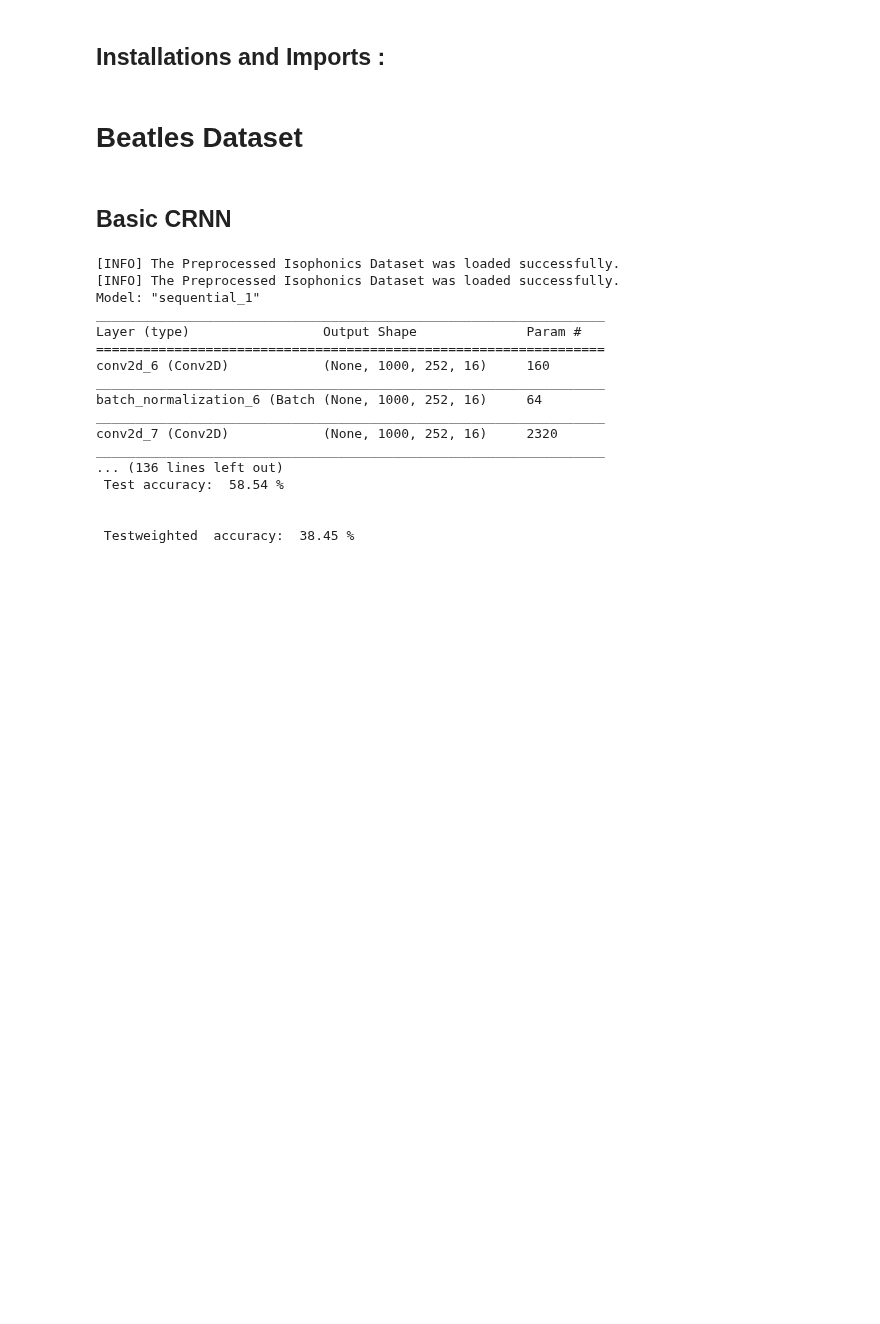
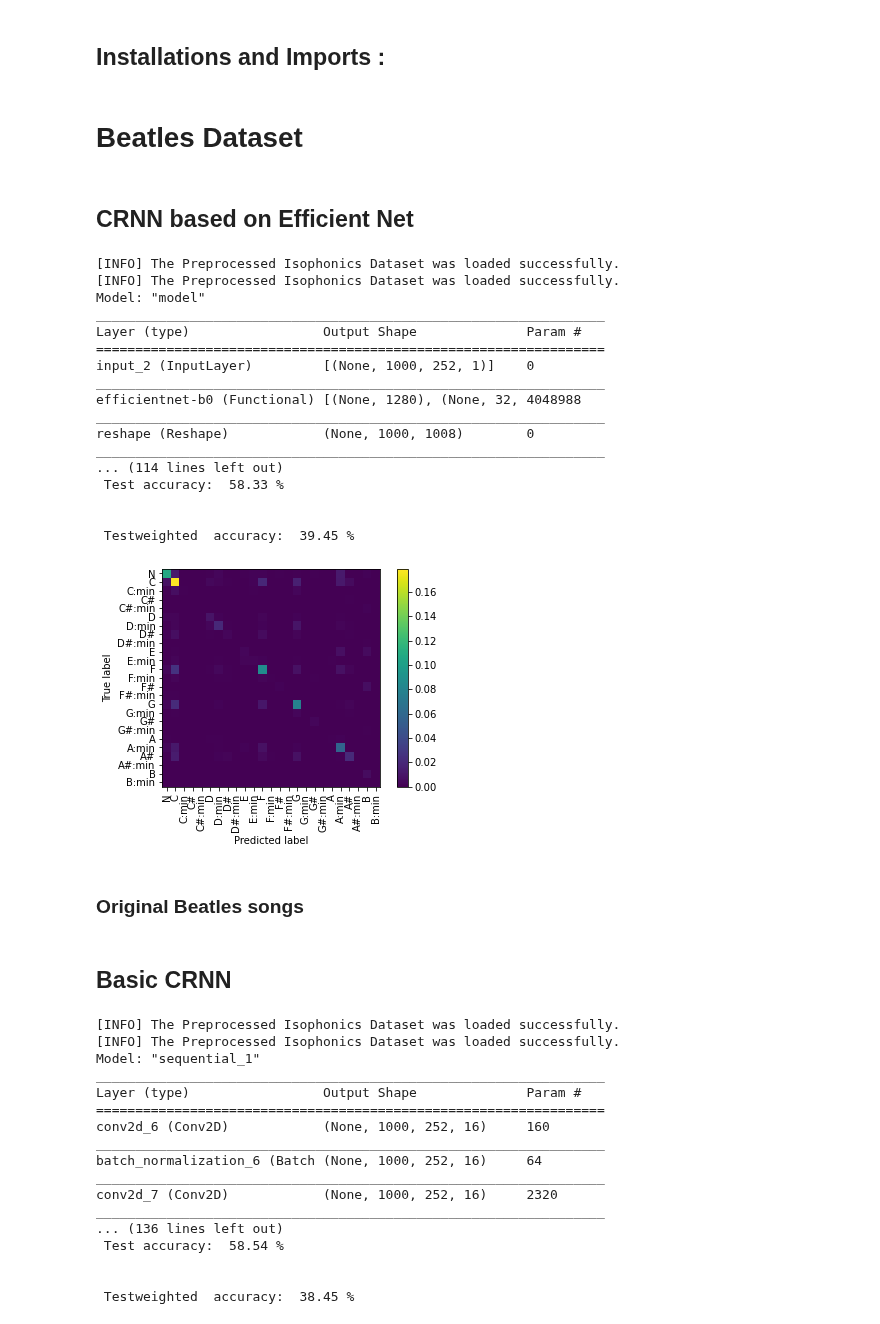
Before and after one commit to lanzv/SongChordsRecognizer, a Jupyter notebook: ACR_Training/Beatles Results.ipynb, the cells around one changed output. Drawn from its saved outputs; the diff is of its cells as text; code cells hidden in the pictures; blank space fills up the shorter version.

Commit message:
Add CRNN transposed CRNN efficient result

```diff
--- a/ACR_Training/Beatles Results.ipynb
+++ b/ACR_Training/Beatles Results.ipynb
@@ -18,6 +18,76 @@ import sklearn
 import sys
 # %% [markdown]
 # Beatles Dataset
+# %% [markdown]
+## CRNN based on Efficient Net
+# %%
+from sklearn.preprocessing import StandardScaler
+from sklearn.decomposition import PCA
+from sklearn.pipeline import Pipeline
+
+
+# DATA PREPARATION
+# Train data
+train_x, train_y = IsophonicsDataset.load_preprocessed_dataset("../input/beatles/Beatles1000_cqt_train.ds")
+n_samples, n_frames, n_chromas = train_x.shape
+train_x = train_x.reshape((n_samples,n_frames,n_chromas,1))
+# Test data
+test_x, test_y = IsophonicsDataset.load_preprocessed_dataset("../input/beatles/Beatles1000_cqt_test.ds")
+# Scaler
+preprocessor = StandardScaler()
+preprocessor.fit(train_x.reshape((-1, 252)))
+train_x = preprocessor.transform(train_x.reshape((-1, 252))).reshape((-1, n_frames, n_chromas, 1))
+
+
+# TRAIN
+# Create model
+crnn_model = CRNN_efficient(input_shape=(n_frames, n_chromas, 1), output_classes=25)
+# Train model
+crnn_model.fit(train_x, train_y, epochs=50)
+
+
+# EVALUATE
+# Collecting
+grouped_test_x, grouped_test_y = [], []
+gold, predictions = [], []
+for songs_features, songs_labels in zip(test_x, test_y):
+    songs_features_transformed = preprocessor.transform(songs_features.reshape((-1, n_chromas))).reshape((-1, n_frames, n_chromas, 1))
+    gold.append(songs_labels)
+    predictions.append(crnn_model.predict(songs_features_transformed))
+    for feature_sequence, label_sequence in zip(songs_features_transformed, songs_labels):
+        grouped_test_x.append(feature_sequence)
+        grouped_test_y.append(label_sequence)
+grouped_test_x = np.array(grouped_test_x)
+grouped_test_y = np.array(grouped_test_y)
+
+# Accuracy
+print("\n","Test accuracy: ", "{:.2f}".format(100*crnn_model.score(grouped_test_x, grouped_test_y)), "%", "\n")
+crnn_model.display_confusion_matrix(grouped_test_x, grouped_test_y)
+# Weighted Accuracy
+print("\n","Testweighted  accuracy: ",
+      "{:.2f}".format(100*Evaluator.eval_isophonics_testset(gold, predictions)),
+      "%", "\n")
+# %% [output]
+[INFO] The Preprocessed Isophonics Dataset was loaded successfully.
+[INFO] The Preprocessed Isophonics Dataset was loaded successfully.
+Model: "model"
+_________________________________________________________________
+Layer (type)                 Output Shape              Param #
+=================================================================
+input_2 (InputLayer)         [(None, 1000, 252, 1)]    0
+_________________________________________________________________
+efficientnet-b0 (Functional) [(None, 1280), (None, 32, 4048988
+_________________________________________________________________
+reshape (Reshape)            (None, 1000, 1008)        0
+_________________________________________________________________
+... (114 lines left out)
+ Test accuracy:  58.33 %
+
+
+ Testweighted  accuracy:  39.45 %
+[figure, added]
+# %% [markdown]
+### Original Beatles songs
 # %% [markdown]
 ## Basic CRNN
 # %%
```
